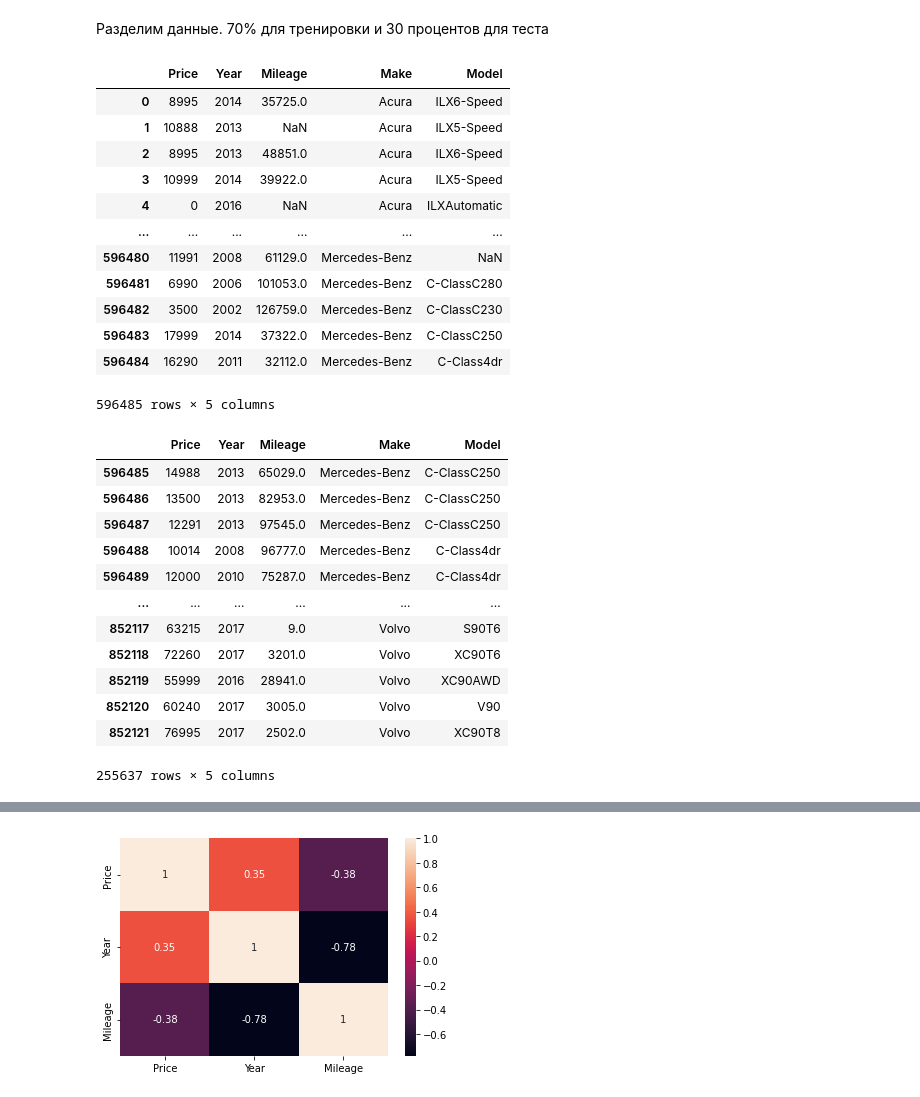
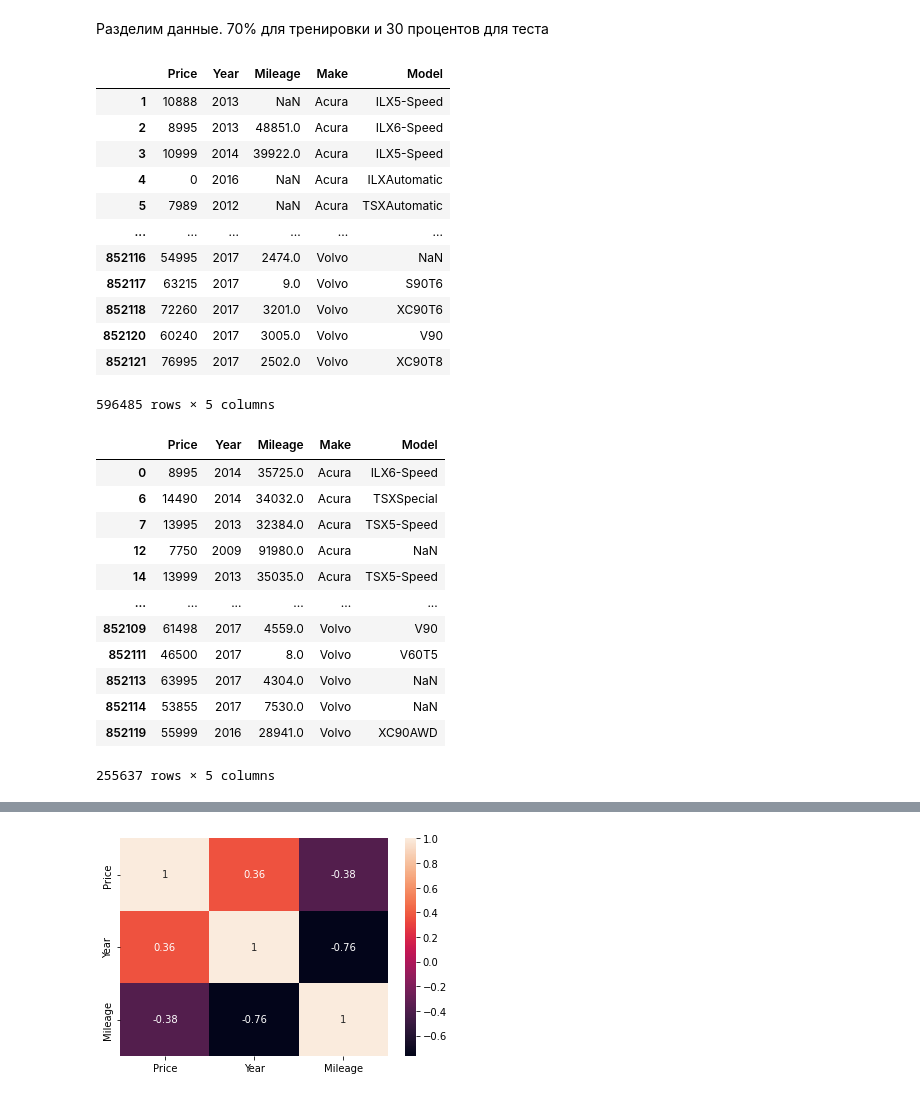
Before and after one commit to Oleg-Storozhev/HillelAI, a Jupyter notebook: Lesson_5/Homework.ipynb, the cells around one changed output, grey strips where cells are left out. Drawn from its saved outputs; the diff is of its cells as text; code cells hidden in the pictures.

```diff
--- a/Lesson_5/Homework.ipynb
+++ b/Lesson_5/Homework.ipynb
@@ -221,38 +192,40 @@ sns.pairplot(df[features]);
 # %% [markdown]
 Разделим данные. 70% для тренировки и 30 процентов для теста
 # %%
-train, test = get_training_and_testing_sets(df)
+train, test = train_test_split(df, test_size=0.30, random_state=42)
 # %%
+train = train.sort_index()
 train
 # %% [output]
 |  | Price | Year | Mileage | Make | Model |
-| 0 | 8995 | 2014 | 35725.0 | Acura | ILX6-Speed |
 | 1 | 10888 | 2013 | NaN | Acura | ILX5-Speed |
 | 2 | 8995 | 2013 | 48851.0 | Acura | ILX6-Speed |
 | 3 | 10999 | 2014 | 39922.0 | Acura | ILX5-Speed |
 | 4 | 0 | 2016 | NaN | Acura | ILXAutomatic |
+| 5 | 7989 | 2012 | NaN | Acura | TSXAutomatic |
 | ... | ... | ... | ... | ... | ... |
-| 596480 | 11991 | 2008 | 61129.0 | Mercedes-Benz | NaN |
-| 596481 | 6990 | 2006 | 101053.0 | Mercedes-Benz | C-ClassC280 |
-| 596482 | 3500 | 2002 | 126759.0 | Mercedes-Benz | C-ClassC230 |
-| 596483 | 17999 | 2014 | 37322.0 | Mercedes-Benz | C-ClassC250 |
-| 596484 | 16290 | 2011 | 32112.0 | Mercedes-Benz | C-Class4dr |
+| 852116 | 54995 | 2017 | 2474.0 | Volvo | NaN |
+| 852117 | 63215 | 2017 | 9.0 | Volvo | S90T6 |
+| 852118 | 72260 | 2017 | 3201.0 | Volvo | XC90T6 |
+| 852120 | 60240 | 2017 | 3005.0 | Volvo | V90 |
+| 852121 | 76995 | 2017 | 2502.0 | Volvo | XC90T8 |
 596485 rows × 5 columns
 # %%
+test = test.sort_index()
 test
 # %% [output]
 |  | Price | Year | Mileage | Make | Model |
-| 596485 | 14988 | 2013 | 65029.0 | Mercedes-Benz | C-ClassC250 |
-| 596486 | 13500 | 2013 | 82953.0 | Mercedes-Benz | C-ClassC250 |
-| 596487 | 12291 | 2013 | 97545.0 | Mercedes-Benz | C-ClassC250 |
-| 596488 | 10014 | 2008 | 96777.0 | Mercedes-Benz | C-Class4dr |
-| 596489 | 12000 | 2010 | 75287.0 | Mercedes-Benz | C-Class4dr |
+| 0 | 8995 | 2014 | 35725.0 | Acura | ILX6-Speed |
+| 6 | 14490 | 2014 | 34032.0 | Acura | TSXSpecial |
+| 7 | 13995 | 2013 | 32384.0 | Acura | TSX5-Speed |
+| 12 | 7750 | 2009 | 91980.0 | Acura | NaN |
+| 14 | 13999 | 2013 | 35035.0 | Acura | TSX5-Speed |
 | ... | ... | ... | ... | ... | ... |
-| 852117 | 63215 | 2017 | 9.0 | Volvo | S90T6 |
-| 852118 | 72260 | 2017 | 3201.0 | Volvo | XC90T6 |
+| 852109 | 61498 | 2017 | 4559.0 | Volvo | V90 |
+| 852111 | 46500 | 2017 | 8.0 | Volvo | V60T5 |
+| 852113 | 63995 | 2017 | 4304.0 | Volvo | NaN |
+| 852114 | 53855 | 2017 | 7530.0 | Volvo | NaN |
 | 852119 | 55999 | 2016 | 28941.0 | Volvo | XC90AWD |
-| 852120 | 60240 | 2017 | 3005.0 | Volvo | V90 |
-| 852121 | 76995 | 2017 | 2502.0 | Volvo | XC90T8 |
 255637 rows × 5 columns
 # %%
 corr = train.corr()
```
Also changed, not shown: parts of 19 cells of this notebook, 2 other files.
